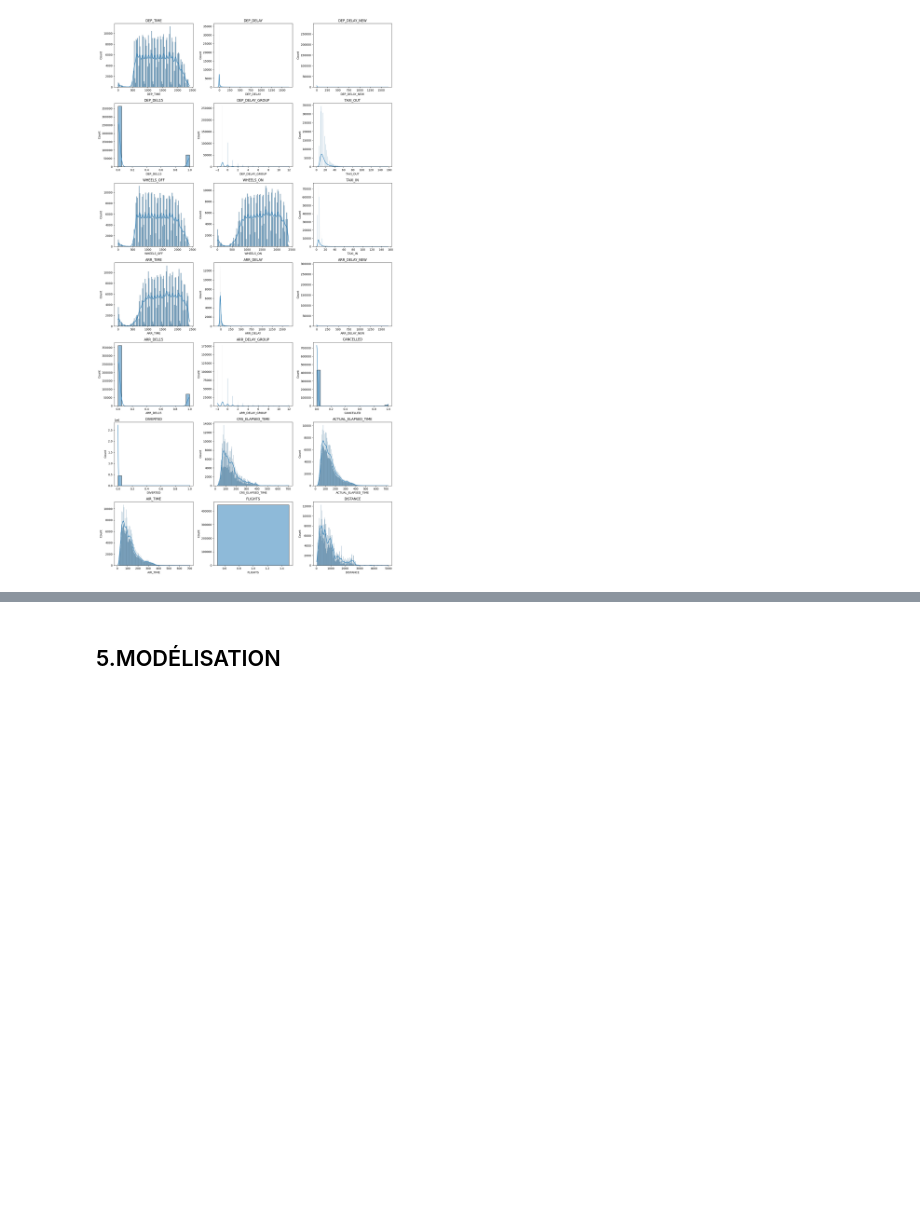
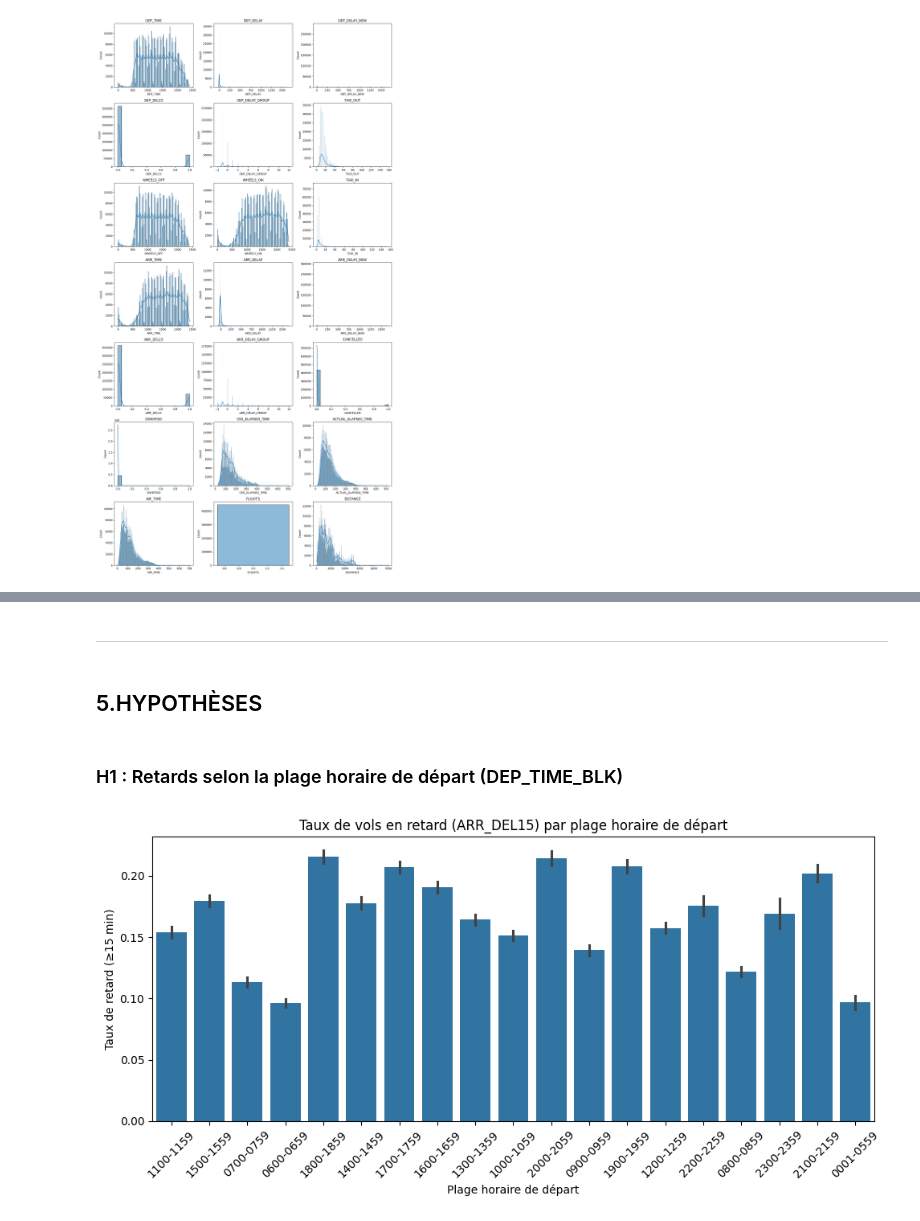
Before and after one commit to ThomasHtn/flight_delay_prediction, a Jupyter notebook: matrice-notebook.ipynb, the cells around one changed output, grey strips where cells are left out. Drawn from its saved outputs; the diff is of its cells as text; code cells hidden in the pictures; blank space fills up the shorter version.

```diff
--- a/matrice-notebook.ipynb
+++ b/matrice-notebook.ipynb
@@ -274,2 +600,17 @@ TAXI_OUT :
+# %% [markdown]
+---
 # %% [markdown]
-## 5.MODÉLISATION
+## 5.HYPOTHÈSES
+# %% [markdown]
+### H1 : Retards selon la plage horaire de départ (DEP_TIME_BLK)
+# %%
+plt.figure(figsize=(10, 5))
+sns.barplot(data=df, x='DEP_TIME_BLK', y='ARR_DEL15')
+plt.title("Taux de vols en retard (ARR_DEL15) par plage horaire de départ")
+plt.ylabel("Taux de retard (≥15 min)")
+plt.xlabel("Plage horaire de départ")
+plt.xticks(rotation=45)
+plt.tight_layout()
+plt.show()
+# %% [output]
+[figure, added]
```
Also changed, not shown: parts of 40 cells of this notebook, 1 other file.
